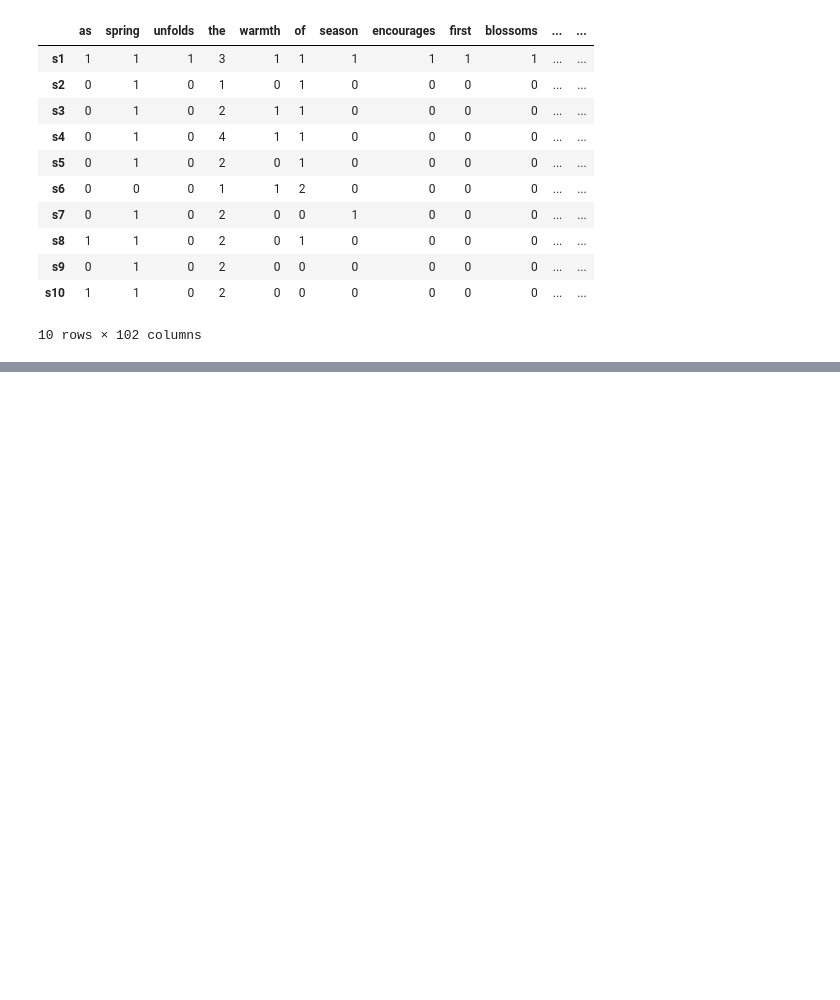
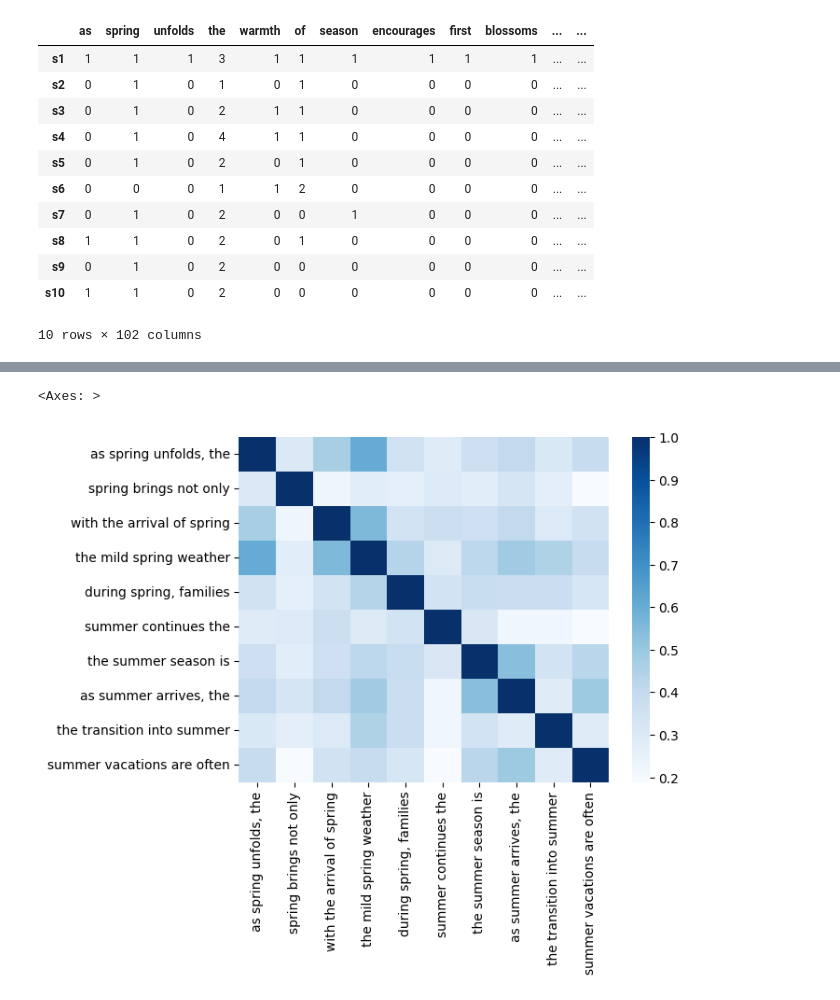
Before and after one commit to carolinejjung/cs315, a Jupyter notebook: semantic-similarity.ipynb, the cells around one changed output, grey strips where cells are left out. Saved outputs shown, nothing was run; the diff lists cells and outputs as text; code cells hidden in the pictures; blank space fills up the shorter version.

Commit message:
finish cosine similarity task

```diff
--- a/semantic-similarity.ipynb
+++ b/semantic-similarity.ipynb
@@ -75,0 +62,18 @@ print(cosine_sim(df.loc["s1"], df.loc["s2"]))
+# %%
+def cosine_sim(vec1, vec2):
+    """Calculate the cosine similarity between two vectors"""
+    v1 = np.array(vec1)
+    v2 = np.array(vec2)
+    return np.dot(v1, v2)/(norm(v1)*norm(v2))
+
+print(cosine_sim(df.iloc[0], df.iloc[1]))
+
+# df for cosine similarity scores
+labels = [all_sentences[0][:22], all_sentences[1][:22], all_sentences[2][:26], all_sentences[3][:23], all_sentences[4][:23],
+          all_sentences[5][:20], all_sentences[6][:20], all_sentences[7][:22], all_sentences[8][:26], all_sentences[9][:26]]
+cos_df = pd.DataFrame(0.0, columns=labels, index=labels)
+
+for row in range(cos_df.shape[0]):
+    for col in range(cos_df.shape[1]):
+        cos_df.iloc[row, col] = cosine_sim(df.iloc[row], df.iloc[col])
+cos_df
@@ -75,0 +93,7 @@ print(cosine_sim(df.loc["s1"], df.loc["s2"]))
+# %%
+# create heatmap
+import seaborn as sns
+sns.heatmap(cos_df, cmap="Blues")
+# %% [output]
+<Axes: >
+[figure, added]
```
Also changed, not shown: parts of 2 cells of this notebook.
